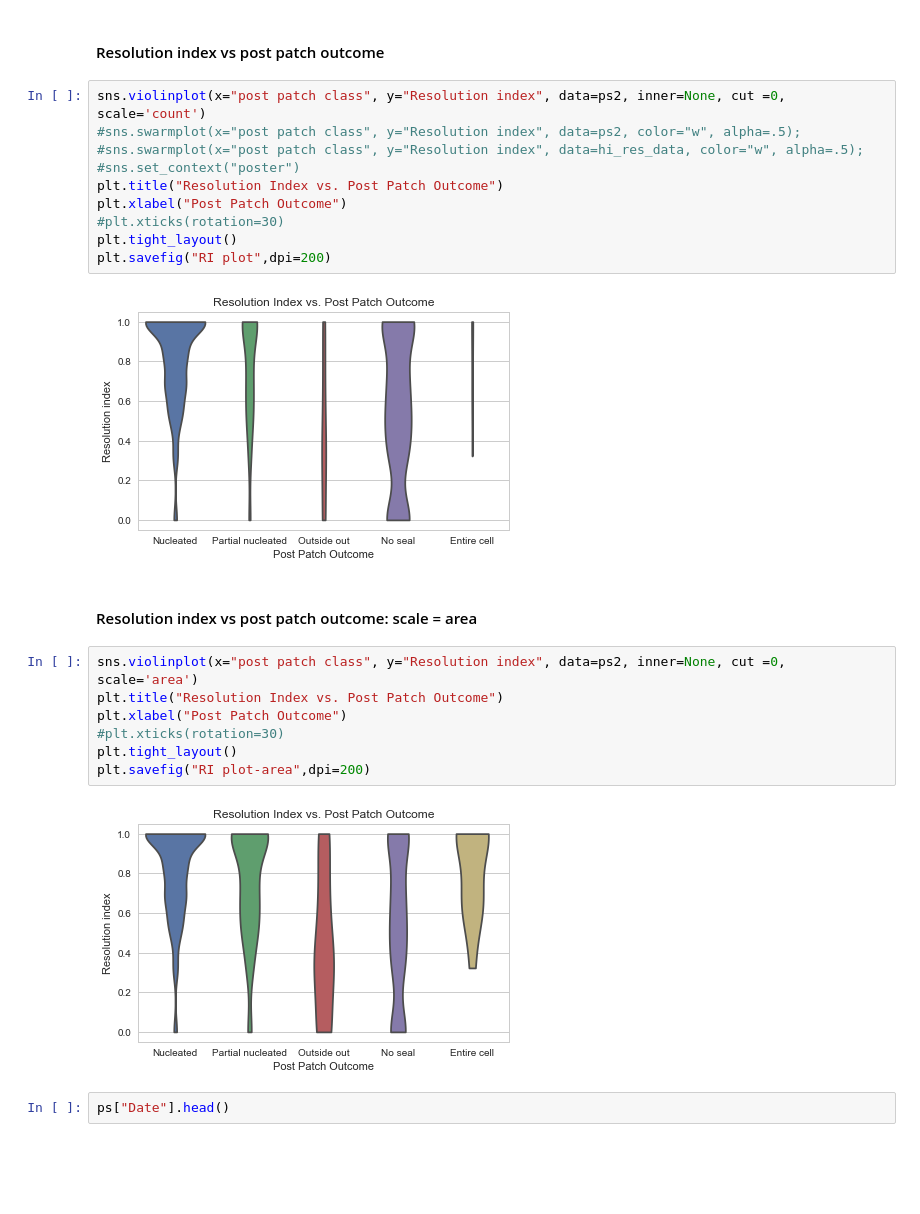
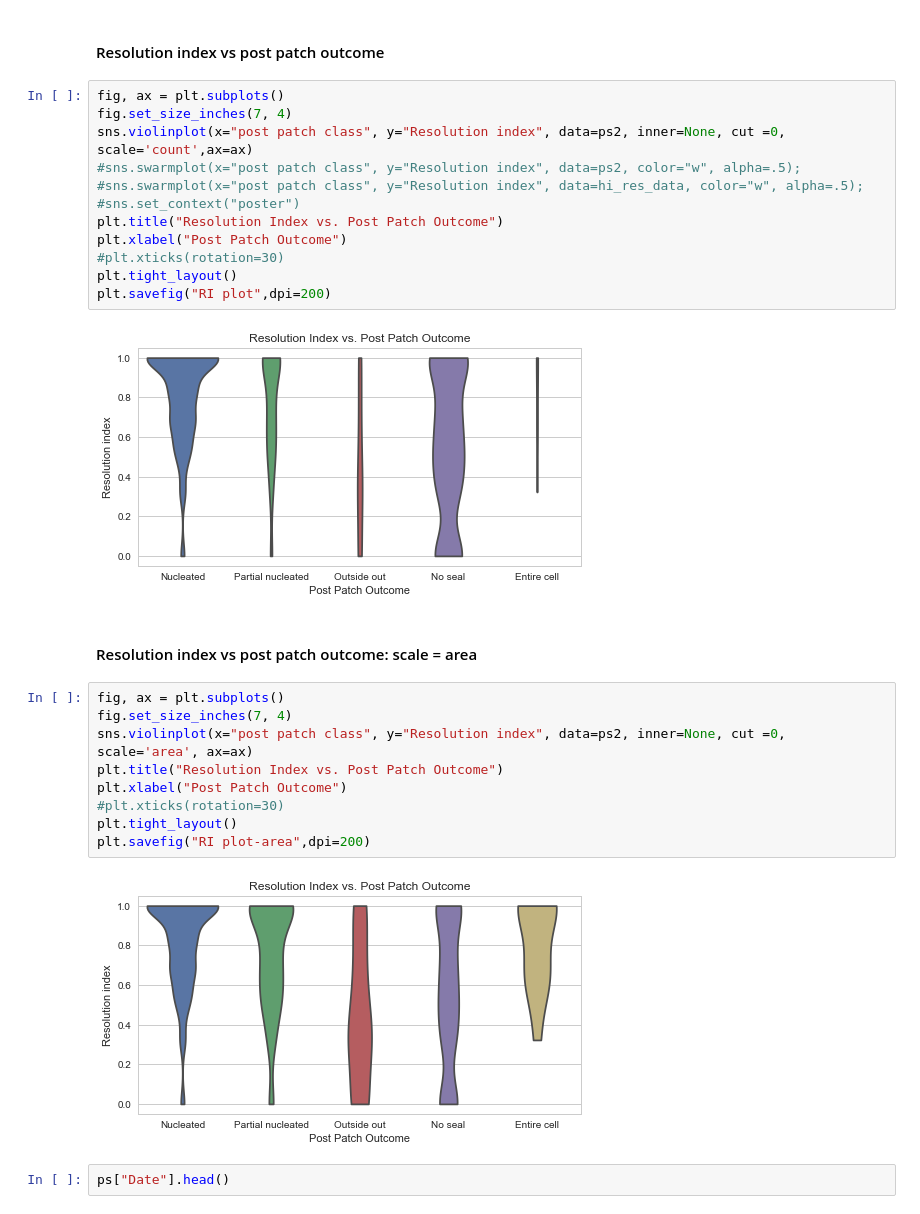
Before and after one commit to ru57y34nn/patchseq_gdoc_analysis, a Jupyter notebook: Resolution_index_analysis.ipynb, the cells around one changed output. Drawn from its saved outputs; the diff is of its cells as text; blank space fills up the shorter version.

Commit message:
figured out how to adjust plot size

```diff
--- a/Resolution_index_analysis.ipynb
+++ b/Resolution_index_analysis.ipynb
@@ -328,28 +328,32 @@ hi_res_data
 # %% [markdown]
 #### Resolution index vs post patch outcome
 # %%
-sns.violinplot(x="post patch class", y="Resolution index", data=ps2, inner=None, cut =0, scale='count')
+fig, ax = plt.subplots()
+fig.set_size_inches(7, 4)
+sns.violinplot(x="post patch class", y="Resolution index", data=ps2, inner=None, cut =0, scale='count',ax=ax)
 #sns.swarmplot(x="post patch class", y="Resolution index", data=ps2, color="w", alpha=.5);
 #sns.swarmplot(x="post patch class", y="Resolution index", data=hi_res_data, color="w", alpha=.5);
 #sns.set_context("poster")
 plt.title("Resolution Index vs. Post Patch Outcome")
 plt.xlabel("Post Patch Outcome")
 #plt.xticks(rotation=30)
 plt.tight_layout()
 plt.savefig("RI plot",dpi=200)
 # %% [output]
-[figure, old version]
+[figure, new version]
 # %% [markdown]
 #### Resolution index vs post patch outcome: scale = area
 # %%
-sns.violinplot(x="post patch class", y="Resolution index", data=ps2, inner=None, cut =0, scale='area')
+fig, ax = plt.subplots()
+fig.set_size_inches(7, 4)
+sns.violinplot(x="post patch class", y="Resolution index", data=ps2, inner=None, cut =0, scale='area', ax=ax)
 plt.title("Resolution Index vs. Post Patch Outcome")
 plt.xlabel("Post Patch Outcome")
 #plt.xticks(rotation=30)
 plt.tight_layout()
 plt.savefig("RI plot-area",dpi=200)
 # %% [output]
-[figure, old version]
+[figure, new version]
 # %%
 ps["Date"].head()
 # %% [output]
```
Also changed, not shown: parts of 2 cells of this notebook, 2 other files.
